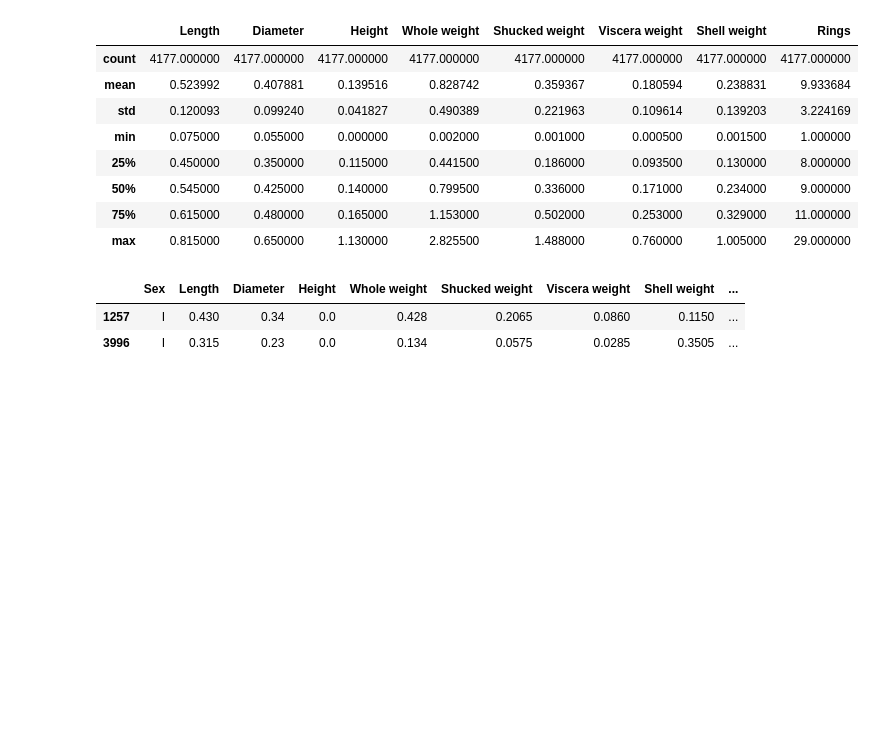
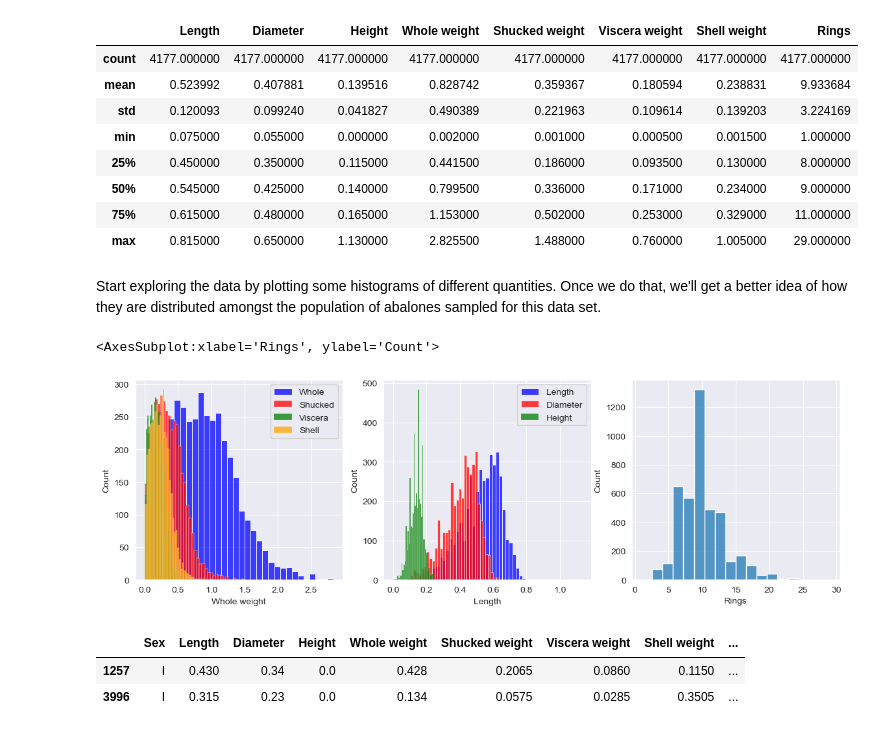
Before and after one commit to SirAbsolute0/Abalone_Classification, a Jupyter notebook: Duong_Dinh_Do_3337_hw5.ipynb, the cells around one changed output. Saved outputs shown, nothing was run; the diff lists cells and outputs as text; code cells hidden in the pictures; blank space fills up the shorter version.

```diff
--- a/Duong_Dinh_Do_3337_hw5.ipynb
+++ b/Duong_Dinh_Do_3337_hw5.ipynb
@@ -54,6 +74,29 @@ abalone_df.describe()
 | 50% | 0.545000 | 0.425000 | 0.140000 | 0.799500 | 0.336000 | 0.171000 | 0.234000 | 9.000000 |
 | 75% | 0.615000 | 0.480000 | 0.165000 | 1.153000 | 0.502000 | 0.253000 | 0.329000 | 11.000000 |
 | max | 0.815000 | 0.650000 | 1.130000 | 2.825500 | 1.488000 | 0.760000 | 1.005000 | 29.000000 |
+# %% [markdown]
+Start exploring the data by plotting some histograms of different quantities. Once we do that, we'll get a better idea of how they are distributed amongst the population of abalones sampled for this data set.
+# %%
+fig = plt.figure(figsize=(14,4))
+ax1 = fig.add_subplot(131)
+ax2 = fig.add_subplot(132)
+ax3 = fig.add_subplot(133)
+
+sns.histplot(abalone_df['Whole weight'],   label='Whole',   ax=ax1, color='blue')
+sns.histplot(abalone_df['Shucked weight'], label='Shucked', ax=ax1, color='red')
+sns.histplot(abalone_df['Viscera weight'], label='Viscera', ax=ax1, color='green')
+sns.histplot(abalone_df['Shell weight'],   label='Shell',   ax=ax1, color='orange')
+ax1.legend()
+
+sns.histplot(abalone_df['Length'],   label='Length', ax=ax2, color='blue')
+sns.histplot(abalone_df['Diameter'], label='Diameter', ax=ax2, color='red')
+sns.histplot(abalone_df['Height'],   label='Height', ax=ax2, color='green')
+ax2.legend()
+
+sns.histplot(abalone_df['Rings'], bins=18, ax=ax3)
+# %% [output]
+<AxesSubplot:xlabel='Rings', ylabel='Count'>
+[figure, added]
 # %%
 abalone_df[abalone_df['Height'] == 0]
 # %% [output]
```
Also changed, not shown: parts of 19 cells of this notebook.
